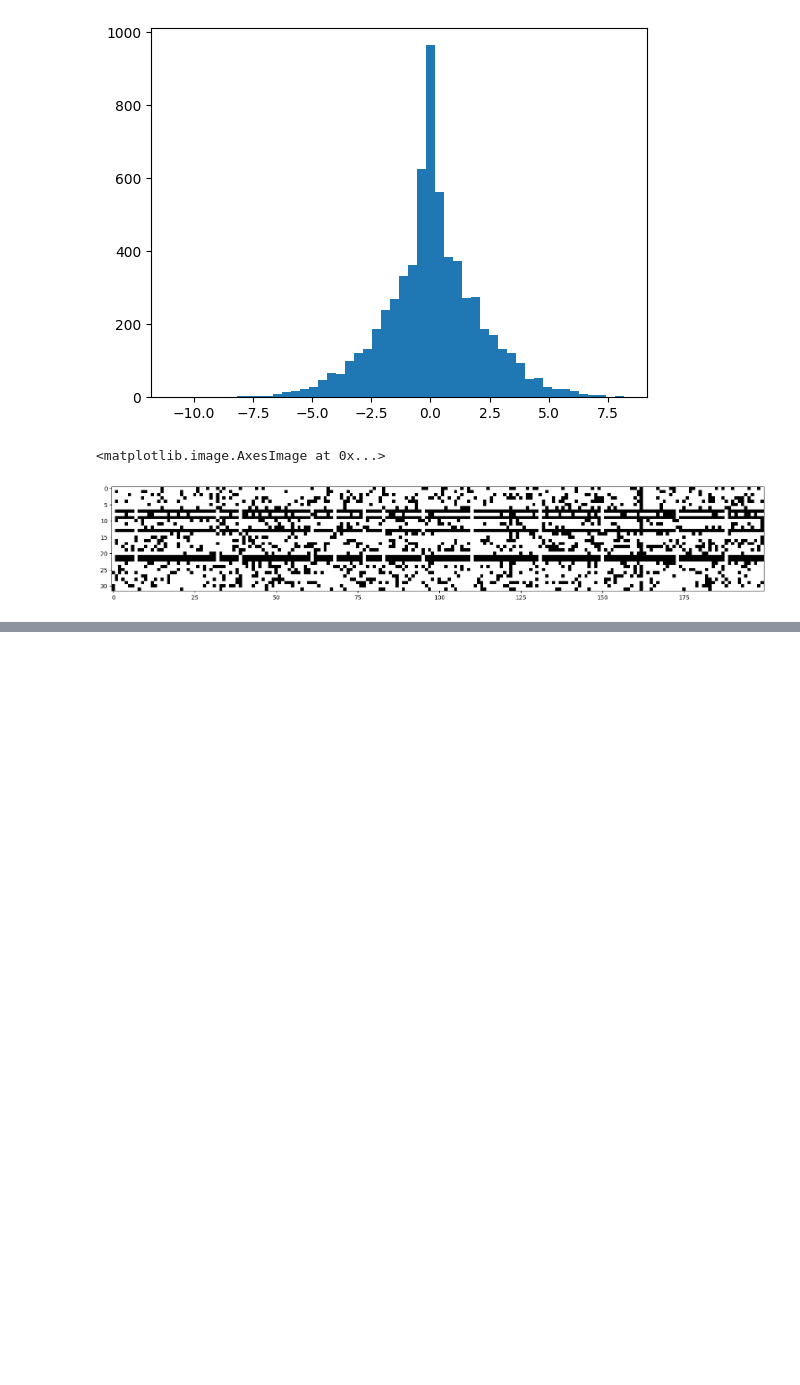
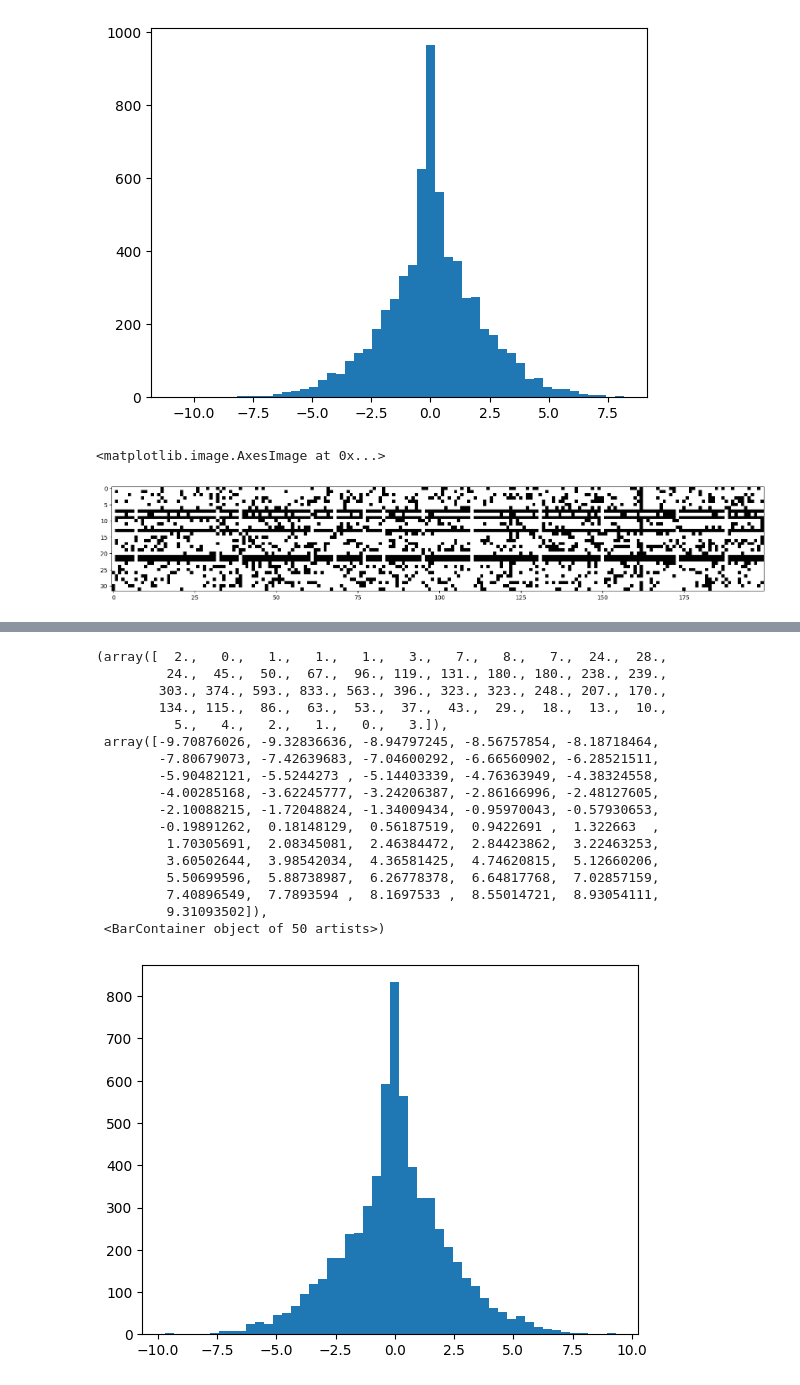
Before and after one commit to Samin-Sadaf7/NN_works, a Jupyter notebook: makemore_v3_mlp_v2.ipynb, the cells around one changed output, grey strips where cells are left out. Drawn from its saved outputs; the diff is of its cells as text; code cells hidden in the pictures; blank space fills up the shorter version.

```diff
--- a/makemore_v3_mlp_v2.ipynb
+++ b/makemore_v3_mlp_v2.ipynb
@@ -374,0 +540,21 @@ plt.imshow(h.abs()>0.5, cmap='gray', interpolation='nearest')
+# %%
+plt.hist(hpreact.view(-1).tolist(),50)
+# %% [output]
+(array([  2.,   0.,   1.,   1.,   1.,   3.,   7.,   8.,   7.,  24.,  28.,
+         24.,  45.,  50.,  67.,  96., 119., 131., 180., 180., 238., 239.,
+        303., 374., 593., 833., 563., 396., 323., 323., 248., 207., 170.,
+        134., 115.,  86.,  63.,  53.,  37.,  43.,  29.,  18.,  13.,  10.,
+          5.,   4.,   2.,   1.,   0.,   3.]),
+ array([-9.70876026, -9.32836636, -8.94797245, -8.56757854, -8.18718464,
+        -7.80679073, -7.42639683, -7.04600292, -6.66560902, -6.28521511,
+        -5.90482121, -5.5244273 , -5.14403339, -4.76363949, -4.38324558,
+        -4.00285168, -3.62245777, -3.24206387, -2.86166996, -2.48127605,
+        -2.10088215, -1.72048824, -1.34009434, -0.95970043, -0.57930653,
+        -0.19891262,  0.18148129,  0.56187519,  0.9422691 ,  1.322663  ,
+         1.70305691,  2.08345081,  2.46384472,  2.84423862,  3.22463253,
+         3.60502644,  3.98542034,  4.36581425,  4.74620815,  5.12660206,
+         5.50699596,  5.88738987,  6.26778378,  6.64817768,  7.02857159,
+         7.40896549,  7.7893594 ,  8.1697533 ,  8.55014721,  8.93054111,
+         9.31093502]),
+ <BarContainer object of 50 artists>)
+[figure, added]
```
Also changed, not shown: parts of 11 cells of this notebook.
